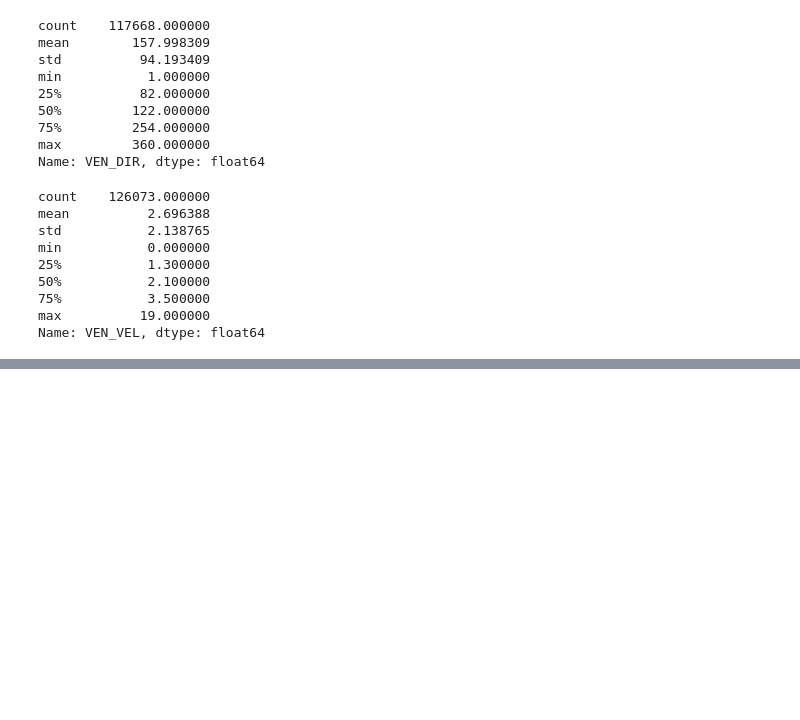
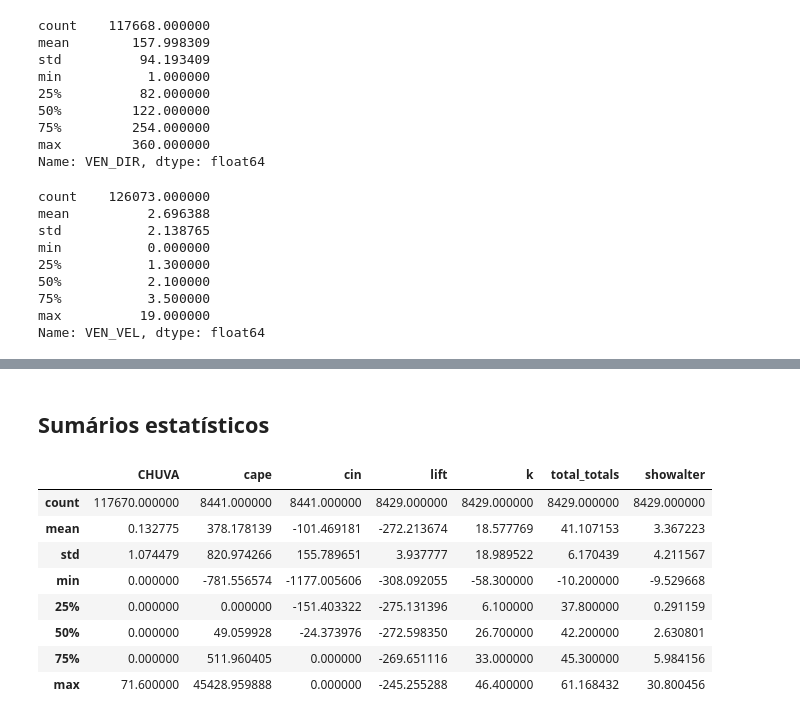
Before and after one commit to pedrojoaquim01/atmoseer, a Jupyter notebook: notebooks/playground.ipynb, the cells around one changed output, grey strips where cells are left out. Saved outputs shown, nothing was run; the diff lists cells and outputs as text; code cells hidden in the pictures; blank space fills up the shorter version.

```diff
--- a/notebooks/playground.ipynb
+++ b/notebooks/playground.ipynb
@@ -763,0 +893,3 @@ memory usage: 28.4+ MB
+# %%
+df_corr_sounding = merged_df[['CHUVA', 'cape', 'cin', 'lift', 'k', 'total_totals', 'showalter']]
+df_corr_sounding.corr()
@@ -763,0 +999,14 @@ memory usage: 28.4+ MB
+# %% [markdown]
+## Sumários estatísticos
+# %%
+df_corr_sounding.describe()
+# %% [output]
+|  | CHUVA | cape | cin | lift | k | total_totals | showalter |
+| count | 117670.000000 | 8441.000000 | 8441.000000 | 8429.000000 | 8429.000000 | 8429.000000 | 8429.000000 |
+| mean | 0.132775 | 378.178139 | -101.469181 | -272.213674 | 18.577769 | 41.107153 | 3.367223 |
+| std | 1.074479 | 820.974266 | 155.789651 | 3.937777 | 18.989522 | 6.170439 | 4.211567 |
+| min | 0.000000 | -781.556574 | -1177.005606 | -308.092055 | -58.300000 | -10.200000 | -9.529668 |
+| 25% | 0.000000 | 0.000000 | -151.403322 | -275.131396 | 6.100000 | 37.800000 | 0.291159 |
+| 50% | 0.000000 | 49.059928 | -24.373976 | -272.598350 | 26.700000 | 42.200000 | 2.630801 |
+| 75% | 0.000000 | 511.960405 | 0.000000 | -269.651116 | 33.000000 | 45.300000 | 5.984156 |
+| max | 71.600000 | 45428.959888 | 0.000000 | -245.255288 | 46.400000 | 61.168432 | 30.800456 |
```
Also changed, not shown: parts of 49 cells of this notebook, 3 other files.
